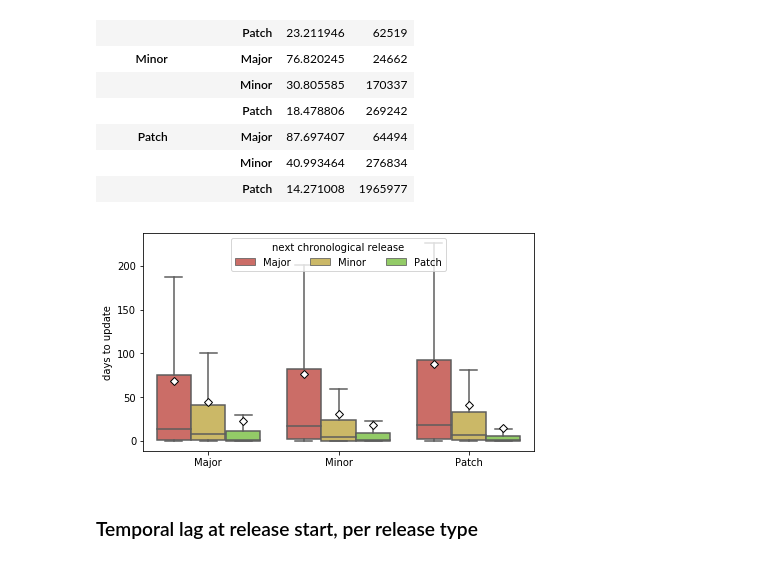
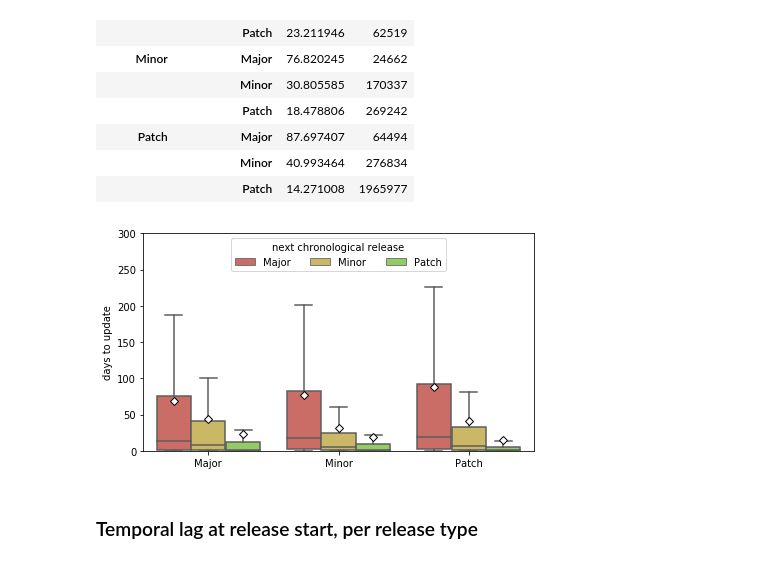
Before and after one commit to AlexandreDecan/secos-lag, a Jupyter notebook: notebooks/Technical lags.ipynb, the cells around one changed output. Saved outputs shown, nothing was run; the diff lists cells and outputs as text; code cells hidden in the pictures.

```diff
--- a/notebooks/Technical lags.ipynb
+++ b/notebooks/Technical lags.ipynb
@@ -947,34 +998,35 @@ fig, ax = matplotlib.pyplot.subplots()
 
 seaborn.boxplot(
     x='ReleaseType',
     y='Delay',
     hue='NextReleaseType',
     order=['Major', 'Minor', 'Patch'],
     hue_order=['Major', 'Minor', 'Patch'],
     data = (
         df_releases
         [lambda d: d['ReleaseType'] != 'Initial']
         [lambda d: d['NextReleaseType'] != 'Initial']
         .assign(Delay=lambda d: (d['NextReleaseDate'] - d['ReleaseDate']) / pandas.to_timedelta('1D'))
         [['ReleaseType', 'NextReleaseType', 'Delay']]
     ),
     palette=PAL_UPD,
     ax=ax,
     fliersize=1,
     showmeans=True,
     showfliers=False,
     meanprops=dict(marker='D', markeredgecolor='black', markerfacecolor='white')
 )
 
 ax.set(
     xlabel='',
     ylabel='days to update',
+    ylim=(0, 300),
 )
 
 ax.legend(title='next chronological release', loc='upper center', ncol=3)
 savefig(fig, 'overview_distr_update_delay_combinations')
 # %% [output]
-[figure, old version]
+[figure, new version]
 # %% [markdown]
 ### Temporal lag at release start, per release type
 # %%
```
Also changed, not shown: parts of 21 cells of this notebook.
